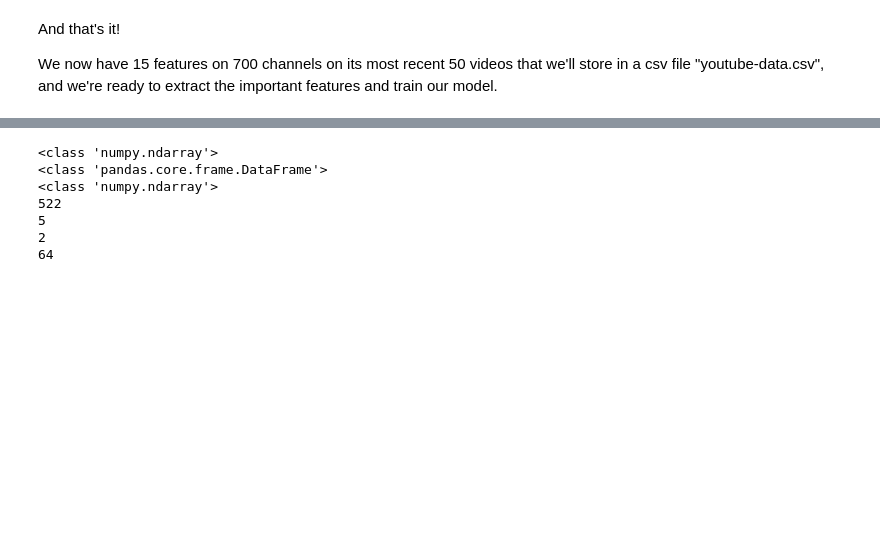
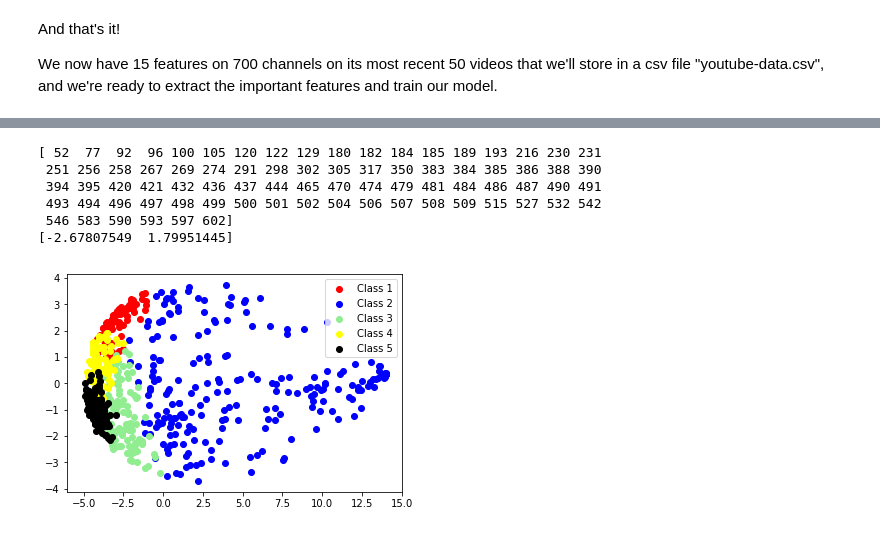
Before and after one commit to amyshan15/pdsfinal, a Jupyter notebook: youtube.ipynb, the cells around one changed output, grey strips where cells are left out. Cells and saved outputs as stored; diff of their text form; code cells hidden in the pictures; blank space fills up the shorter version.

```diff
--- a/youtube.ipynb
+++ b/youtube.ipynb
@@ -542,8 +508,0 @@ class KMeans:
-# %%
-# print(reduced_data.shape)
-k = 5
-KM = KMeans()
-mu = KM.init_centers(reduced_data, k)
-(y, centers) = KM.train(reduced_data, mu)
-print("y", y)
-print("center", centers)
@@ -568,34 +552,30 @@ center [[  8.34022989e+02   8.65769216e+04   5.13467433e+00   5.63436596e-02
 # %%
 pca = PCA(2) #2-dimensional PCA
-transformed = pd.DataFrame(pca.fit_transform(reduced_data))
+transformed = pd.DataFrame(pca.fit_transform(kernel_data))
 
-print(type(y))
-print(type(transformed))
+# print(type(y))
+# print(type(transformed))
+
+import matplotlib.pyplot as plt
 
 transformed = transformed.as_matrix()
 
-print(type(transformed))
+print(np.where(y[:,0] == 1)[0])
+print(transformed[np.where(y[:,0] == 1)[0]][0])
 
-# print(transformed.shape)
+plt.scatter(transformed[np.where(y[:,0] == 1)[0]][:,0], transformed[np.where(y[:,0] == 1)[0]][:,1], label='Class 1', c='red')
+plt.scatter(transformed[np.where(y[:,1] == 1)[0]][:,0], transformed[np.where(y[:,1] == 1)[0]][:,1], label='Class 2', c='blue')
+plt.scatter(transformed[np.where(y[:,2] == 1)[0]][:,0], transformed[np.where(y[:,2] == 1)[0]][:,1], label='Class 3', c='lightgreen')
+plt.scatter(transformed[np.where(y[:,3] == 1)[0]][:,0], transformed[np.where(y[:,3] == 1)[0]][:,1], label='Class 4', c='yellow')
+plt.scatter(transformed[np.where(y[:,4] == 1)[0]][:,0], transformed[np.where(y[:,4] == 1)[0]][:,1], label='Class 5', c='black')
 
-print(len(np.where(y[:,0]==1)[0]))
-print(len(np.where(y[:,1]==1)[0]))
-print(len(np.where(y[:,2]==1)[0]))
-print(len(np.where(y[:,3]==1)[0]))
-
-
-# plt.scatter(transformed[np.where(y[:,0] == 1)[0]][0], transformed[np.where(y[:,0] == 1)[0]][1], label='Class 1', c='red')
-# plt.scatter(transformed[np.where(y[:,1] == 1)[0]][0], transformed[np.where(y[:,1] == 1)[0]][1], label='Class 2', c='blue')
-# plt.scatter(transformed[np.where(y[:,2] == 1)[0]][0], transformed[np.where(y[:,2] == 1)[0]][1], label='Class 3', c='lightgreen')
-# plt.scatter(transformed[np.where(y[:,3] == 1)[0]][0], transformed[np.where(y[:,3] == 1)[0]][1], label='Class 4', c='yellow')
-
-# plt.legend()
-# plt.show()
+plt.legend()
+plt.show()
 # %% [output]
-<class 'numpy.ndarray'>
-<class 'pandas.core.frame.DataFrame'>
-<class 'numpy.ndarray'>
-522
-5
-2
-64
+[ 52  77  92  96 100 105 120 122 129 180 182 184 185 189 193 216 230 231
+ 251 256 258 267 269 274 291 298 302 305 317 350 383 384 385 386 388 390
+ 394 395 420 421 432 436 437 444 465 470 474 479 481 484 486 487 490 491
+ 493 494 496 497 498 499 500 501 502 504 506 507 508 509 515 527 532 542
+ 546 583 590 593 597 602]
+[-2.67807549  1.79951445]
+[figure, added]
```
Also changed, not shown: parts of 17 cells of this notebook, 1 other file.
